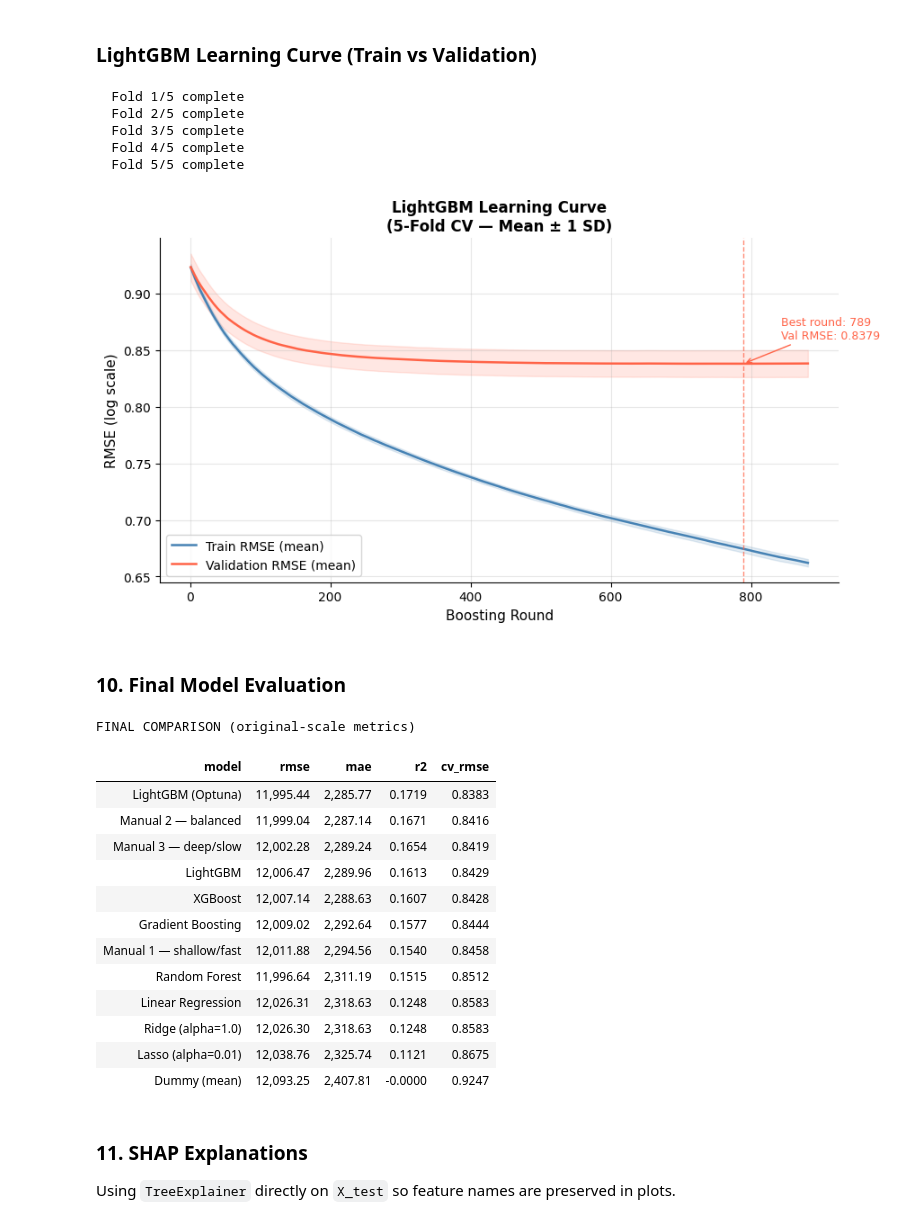
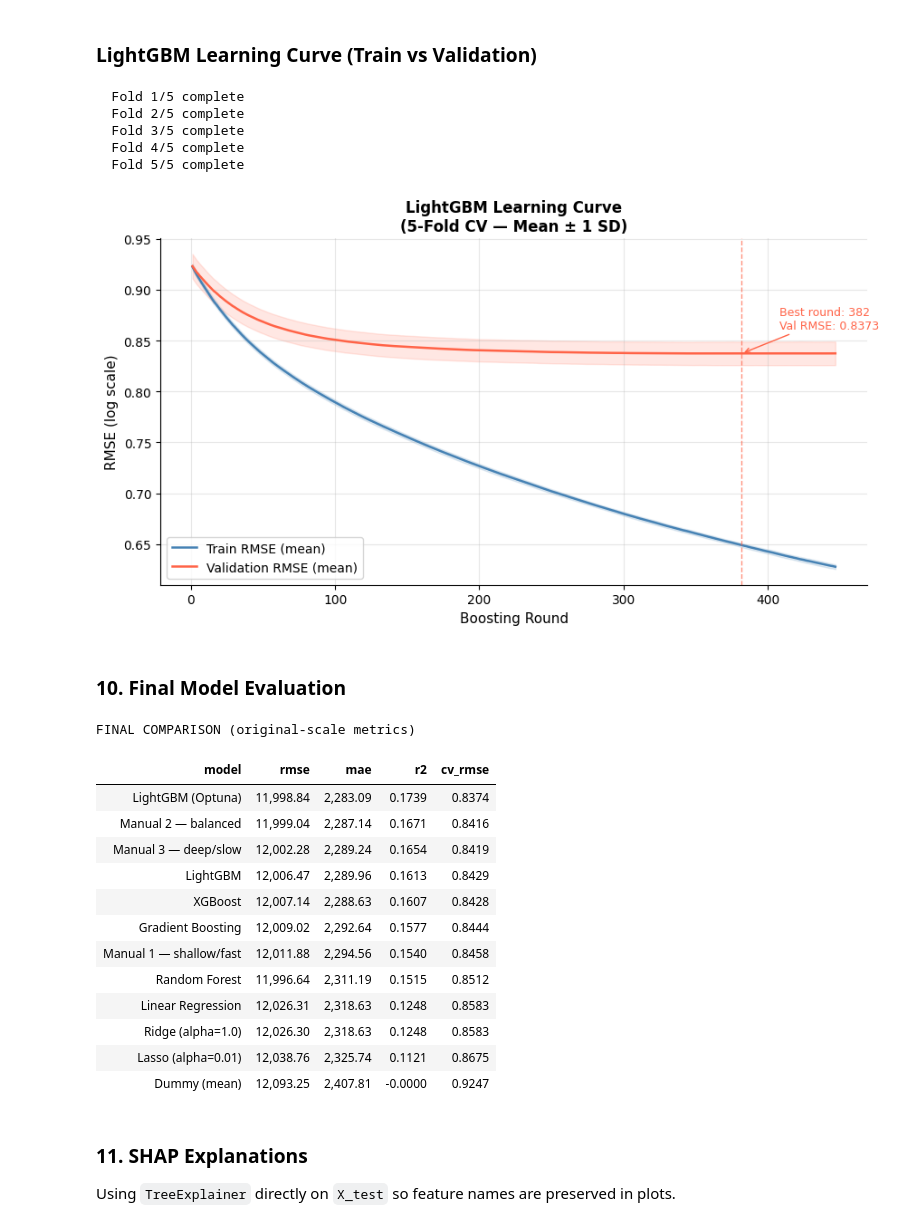
Before and after one commit to pranay-sampang/online-news-popularity-prediction, a Jupyter notebook: notebooks/04_model_building.ipynb, the cells around one changed output. Cells and saved outputs as stored; diff of their text form; code cells hidden in the pictures.

```diff
--- a/notebooks/04_model_building.ipynb
+++ b/notebooks/04_model_building.ipynb
@@ -276,7 +276,7 @@ def objective(trial):
         'reg_alpha'        : trial.suggest_float('reg_alpha',        1e-8, 10.0, log=True),
         'reg_lambda'       : trial.suggest_float('reg_lambda',       1e-8, 10.0, log=True),
         'random_state'     : 42,
-        'verbose'          : -1
+        'verbose'          : -1,
     }
 
     pipeline = Pipeline([
@@ -300,6 +300,7 @@ study = optuna.create_study(direction='minimize')
 study.optimize(objective, n_trials=50, callbacks=[print_callback])
 
 best_params = study.best_params
+best_params = {**best_params, 'random_state': 42}
 print(f"\nBest CV RMSE (log scale): {study.best_value:.4f}")
 print("Best params:", best_params)
 # %% [output]
@@ -401,8 +402,9 @@ lgb_params = {
     'metric'    : 'rmse',
     'verbosity' : -1,
     'n_jobs'    : -1,
+    'seed'      : 42,
 }
-n_rounds = best_params.get('n_estimators', 843)
+n_rounds = best_params.get('n_estimators', 447)
 
 # Preprocess X_train once (fit on full train, transform per fold inside loop)
 X_train_proc = preprocessor.fit_transform(X_train)
@@ -459,34 +461,34 @@ ax.fill_between(rounds,
                 alpha=0.15, color='tomato')
 
 ax.axvline(best_round, color='tomato',
            linestyle='--', linewidth=1, alpha=0.7)
 ax.annotate(
     f'Best round: {best_round}\nVal RMSE: {val_mean[best_round - 1]:.4f}',
     xy=(best_round, val_mean[best_round - 1]),
     xytext=(30, 20), textcoords='offset points',
     fontsize=9, color='tomato',
     arrowprops=dict(arrowstyle='->', color='tomato', lw=1)
 )
 
 ax.set_xlabel('Boosting Round', fontsize=11)
 ax.set_ylabel('RMSE (log scale)', fontsize=11)
 ax.set_title('LightGBM Learning Curve\n(5-Fold CV — Mean ± 1 SD)',
              fontsize=12, fontweight='bold')
 ax.legend(fontsize=10)
 ax.spines['top'].set_visible(False)
 ax.spines['right'].set_visible(False)
 ax.grid(alpha=0.3)
 
 plt.tight_layout()
 plt.savefig('../figures/learning_curve.png', dpi=300, bbox_inches='tight')
 plt.show()
 # %% [output]
   Fold 1/5 complete
   Fold 2/5 complete
   Fold 3/5 complete
   Fold 4/5 complete
   Fold 5/5 complete
-[figure, old version]
+[figure, new version]
 # %% [markdown]
 ### 10. Final Model Evaluation
 # %%
@@ -517,7 +519,7 @@ final_df[['model', 'rmse', 'mae', 'r2', 'cv_rmse']].style\
 # %% [output]
 FINAL COMPARISON (original-scale metrics)
 | model | rmse | mae | r2 | cv_rmse |
-| LightGBM (Optuna) | 11,995.44 | 2,285.77 | 0.1719 | 0.8383 |
+| LightGBM (Optuna) | 11,998.84 | 2,283.09 | 0.1739 | 0.8374 |
 | Manual 2 — balanced | 11,999.04 | 2,287.14 | 0.1671 | 0.8416 |
 | Manual 3 — deep/slow | 12,002.28 | 2,289.24 | 0.1654 | 0.8419 |
 | LightGBM | 12,006.47 | 2,289.96 | 0.1613 | 0.8429 |
```
Also changed, not shown: parts of 2 cells of this notebook, 2 other files.
